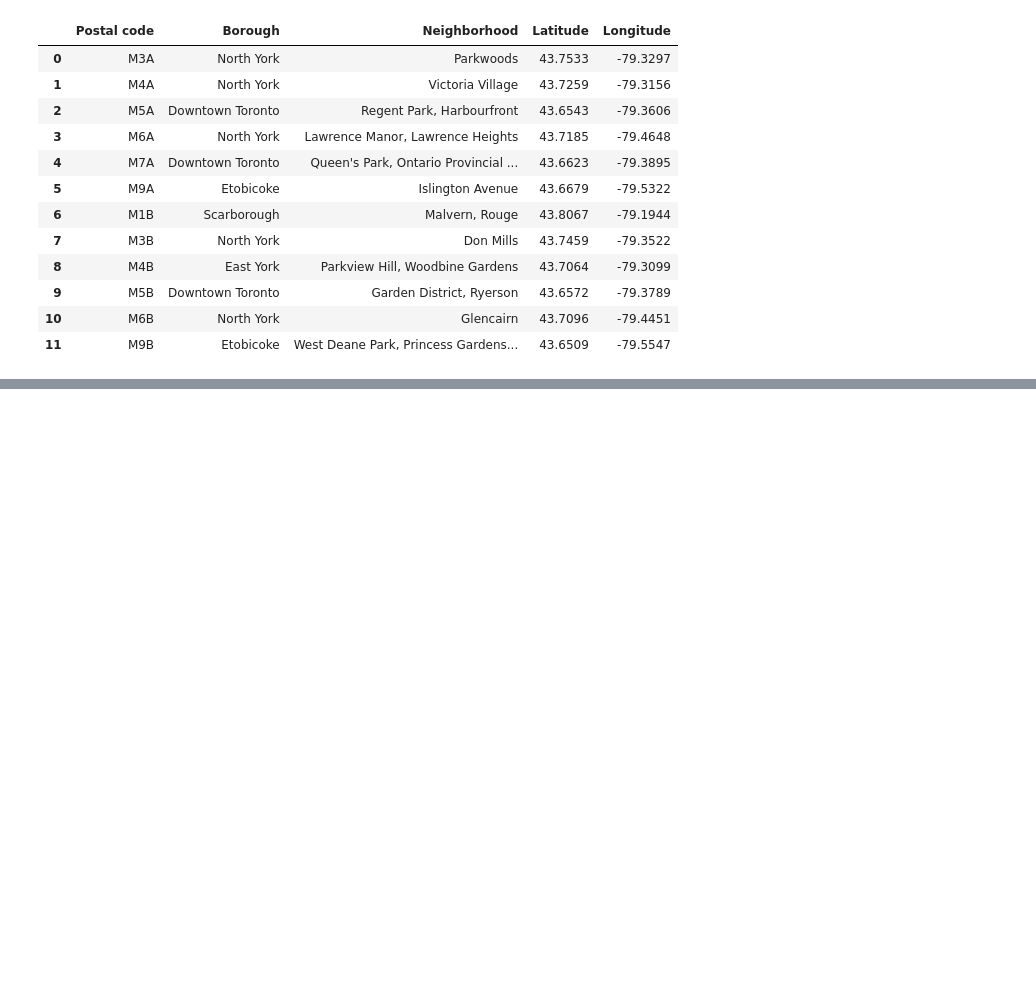
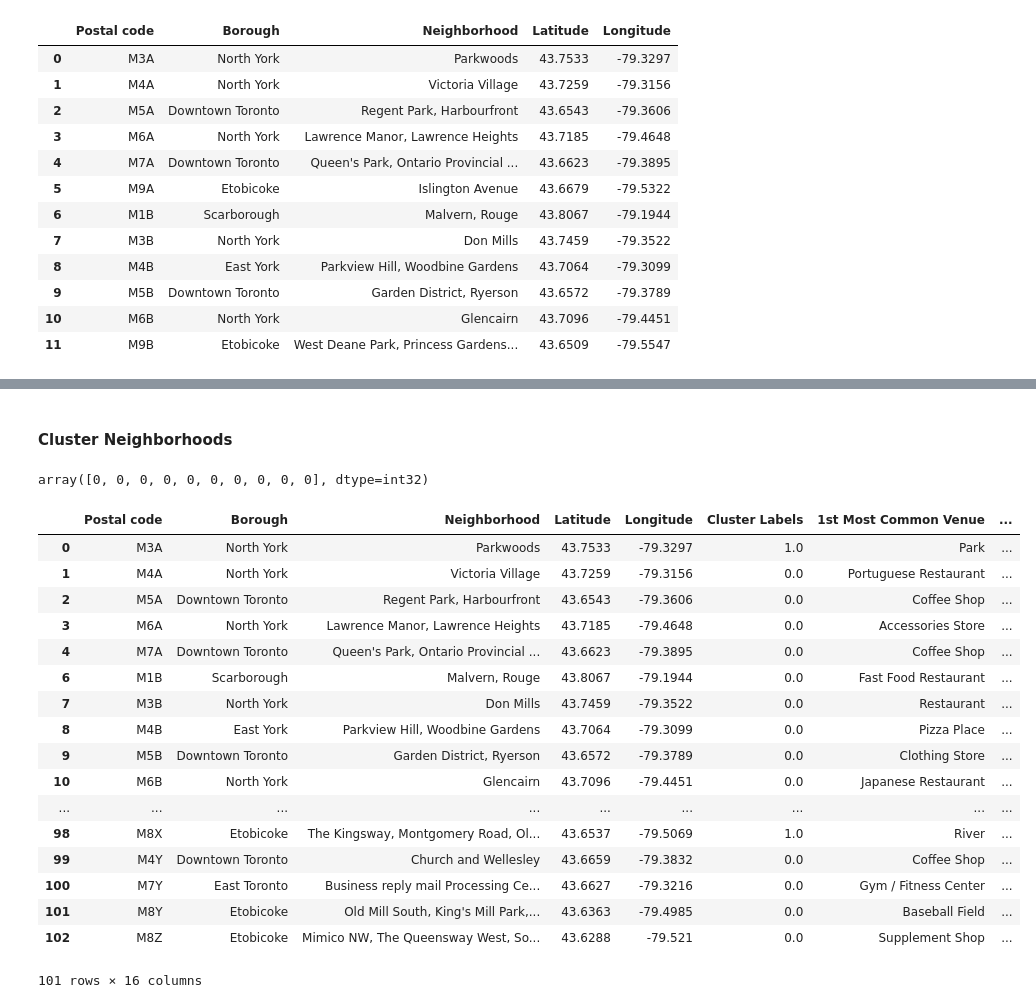
Before and after one commit to ritalinxx/Coursera_Capstone, a Jupyter notebook: Course 9 Week 3 Assignment.ipynb, the cells around one changed output, grey strips where cells are left out. Saved outputs shown, nothing was run; the diff lists cells and outputs as text; code cells hidden in the pictures; blank space fills up the shorter version.

```diff
--- a/Course 9 Week 3 Assignment.ipynb
+++ b/Course 9 Week 3 Assignment.ipynb
@@ -94,0 +369,21 @@ df.head(12)
+# %%
+num_top_venues = 10
+
+indicators = ['st', 'nd', 'rd']
+
+# create columns according to number of top venues
+columns = ['Neighborhood']
+for ind in np.arange(num_top_venues):
+    try:
+        columns.append('{}{} Most Common Venue'.format(ind+1, indicators[ind]))
+    except:
+        columns.append('{}th Most Common Venue'.format(ind+1))
+
+# create a new dataframe
+neighborhoods_venues_sorted = pd.DataFrame(columns=columns)
+neighborhoods_venues_sorted['Neighborhood'] = toronto_grouped['Neighborhood']
+
+for ind in np.arange(toronto_grouped.shape[0]):
+    neighborhoods_venues_sorted.iloc[ind, 1:] = return_most_common_venues(toronto_grouped.iloc[ind, :], num_top_venues)
+
+neighborhoods_venues_sorted.head()
@@ -94,0 +397,47 @@ df.head(12)
+# %% [markdown]
+#### Cluster Neighborhoods
+# %%
+# set number of clusters
+kclusters = 3
+
+toronto_grouped_clustering = toronto_grouped.drop('Neighborhood', 1)
+
+# run k-means clustering
+kmeans = KMeans(n_clusters=kclusters, random_state=0).fit(toronto_grouped_clustering)
+
+# check cluster labels generated for each row in the dataframe
+kmeans.labels_[0:10]
+# %% [output]
+array([0, 0, 0, 0, 0, 0, 0, 0, 0, 0], dtype=int32)
+# %%
+# add clustering labels
+neighborhoods_venues_sorted.insert(0, 'Cluster Labels', kmeans.labels_)
+
+toronto_merged = df
+
+# merge toronto_grouped with toronto_data to add latitude/longitude for each neighborhood
+toronto_merged = toronto_merged.join(neighborhoods_venues_sorted.set_index('Neighborhood'), on='Neighborhood')
+
+#remove nan cluster labels
+toronto_merged = toronto_merged.dropna()
+
+toronto_merged
+# %% [output]
+|  | Postal code | Borough | Neighborhood | Latitude | Longitude | Cluster Labels | 1st Most Common Venue | ... |
+| 0 | M3A | North York | Parkwoods | 43.7533 | -79.3297 | 1.0 | Park | ... |
+| 1 | M4A | North York | Victoria Village | 43.7259 | -79.3156 | 0.0 | Portuguese Restaurant | ... |
+| 2 | M5A | Downtown Toronto | Regent Park, Harbourfront | 43.6543 | -79.3606 | 0.0 | Coffee Shop | ... |
+| 3 | M6A | North York | Lawrence Manor, Lawrence Heights | 43.7185 | -79.4648 | 0.0 | Accessories Store | ... |
+| 4 | M7A | Downtown Toronto | Queen's Park, Ontario Provincial ... | 43.6623 | -79.3895 | 0.0 | Coffee Shop | ... |
+| 6 | M1B | Scarborough | Malvern, Rouge | 43.8067 | -79.1944 | 0.0 | Fast Food Restaurant | ... |
+| 7 | M3B | North York | Don Mills | 43.7459 | -79.3522 | 0.0 | Restaurant | ... |
+| 8 | M4B | East York | Parkview Hill, Woodbine Gardens | 43.7064 | -79.3099 | 0.0 | Pizza Place | ... |
+| 9 | M5B | Downtown Toronto | Garden District, Ryerson | 43.6572 | -79.3789 | 0.0 | Clothing Store | ... |
+| 10 | M6B | North York | Glencairn | 43.7096 | -79.4451 | 0.0 | Japanese Restaurant | ... |
+| ... | ... | ... | ... | ... | ... | ... | ... | ... |
+| 98 | M8X | Etobicoke | The Kingsway, Montgomery Road, Ol... | 43.6537 | -79.5069 | 1.0 | River | ... |
+| 99 | M4Y | Downtown Toronto | Church and Wellesley | 43.6659 | -79.3832 | 0.0 | Coffee Shop | ... |
+| 100 | M7Y | East Toronto | Business reply mail Processing Ce... | 43.6627 | -79.3216 | 0.0 | Gym / Fitness Center | ... |
+| 101 | M8Y | Etobicoke | Old Mill South, King's Mill Park,... | 43.6363 | -79.4985 | 0.0 | Baseball Field | ... |
+| 102 | M8Z | Etobicoke | Mimico NW, The Queensway West, So... | 43.6288 | -79.521 | 0.0 | Supplement Shop | ... |
+101 rows × 16 columns
```
Also changed, not shown: parts of 42 cells of this notebook.
